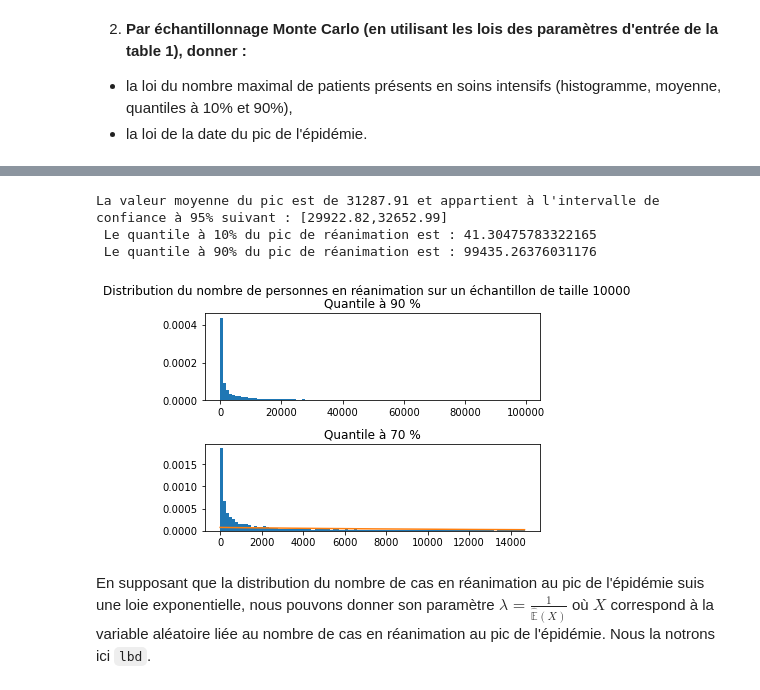
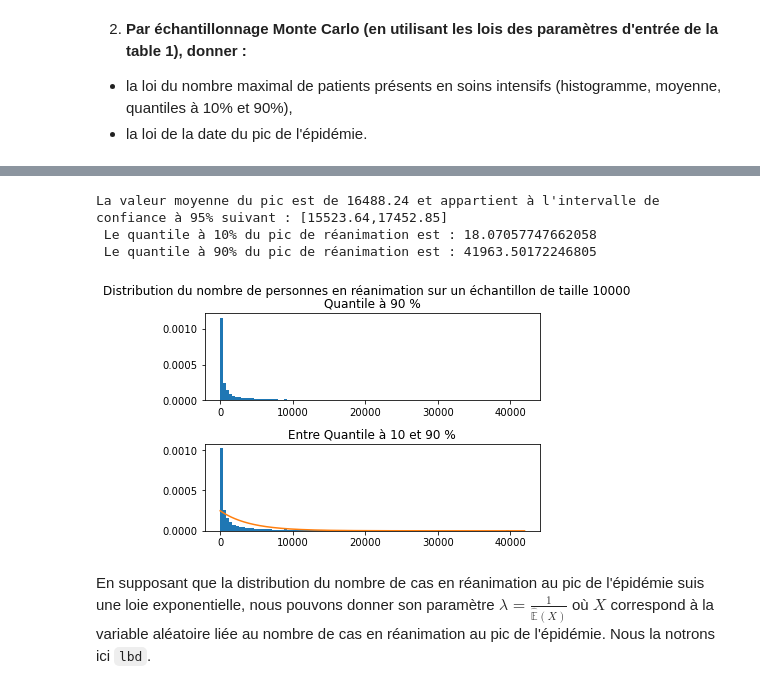
Before and after one commit to SwannChelly/MAP568, a Jupyter notebook: src/Project.ipynb, the cells around one changed output, grey strips where cells are left out. Cells and saved outputs as stored; diff of their text form; code cells hidden in the pictures.

```diff
--- a/src/Project.ipynb
+++ b/src/Project.ipynb
@@ -39,19 +39,11 @@ def equa_diff(syst,temps,variables, constants):
     Ensemble des paramètres du système différentiel.
 
     """
-    #temps = round(temps,1)
-    #if temps == 50:
-    #    temps = 50.1
-    #elif temps > 100.:
-    #    temps = 100.
-    #i = time.index(temps)
 
     if type(variables)!= dict:
         variables = dict(zip(variables_keys,variables))
         constants = dict(zip(constants_keys, constants))
-    else :
-        variables = variables
-        constants = constants
+
 
 
     tau = constants['tau_0']*np.exp(-variables['mu']*max(temps-variables['N'],0))
@@ -168,8 +154,10 @@ def Monte_Carlo(M, methode):
     print(f"Echantillonnage de Monte Carlo sur {M} simulations")
     peak_value,peak_day, pos = [],[], []
     pbar = ProgressBar()
+    global_constants['deltaT'] = 1
     for i in pbar(range(M)):
         if methode == 'odeint':
+
             variables = init_variables(deltaT=global_constants['deltaT'],global_constants = global_constants)
             constants = compute_constants(variables)
             syst_CI=array([global_constants['S_0'],variables['I_moins_0'],0,0,0,0,0,0,0,0])
@@ -190,5 +178,5 @@ def Monte_Carlo(M, methode):
 
     return (peak_value,peak_day,pos)
 
-peak_value,peak_day,pos = Monte_Carlo(M, methode = 'odeint')
+peak_value,peak_day,pos = Monte_Carlo(M, methode = 'euler')
 # %% [output]
@@ -201,32 +186,32 @@ Echantillonnage de Monte Carlo sur 10000 simulations
 # %%
 mean_value = np.mean(peak_value)
 var_value  = np.var(peak_value)
 q_10 = np.quantile(peak_value, 0.1, axis = None)
 q_70 = np.quantile(peak_value, 0.7, axis = None)
 q_90 = np.quantile(peak_value, 0.9, axis = None)
 print(f"La valeur moyenne du pic est de {round(mean_value,2)} et appartient à l'intervalle de confiance à 95% suivant : [{max(0,round(mean_value-1.96*np.sqrt(var_value/M),2))},{round(mean_value+1.96*np.sqrt(var_value/M),2)}] ")
 print(f" Le quantile à 10% du pic de réanimation est : {q_10}")
 print(f" Le quantile à 90% du pic de réanimation est : {q_90}")
 
 # Compte tenu de la valeur du quantile à 90% nous tronquons donc la liste par soucis de visibilité.
 
 
 fig, axs = plt.subplots(2)
 fig.suptitle(f"Distribution du nombre de personnes en réanimation sur un échantillon de taille {M}")
 axs[0].hist([value for value in peak_value if value < q_90], bins = 100, density = 1)
 axs[0].set_title('Quantile à 90 %')
-axs[1].hist([value for value in peak_value if value < q_70], bins = 100, density = True)
-axs[1].set_title('Quantile à 70 %')
-x=np.arange(0,max([value for value in peak_value if (value < q_70)]), 0.01)
-Moy = np.mean([value for value in peak_value if ( value > q_10 and value < q_90)])
-Median = np.median([value for value in peak_value if (value < q_70)])
+axs[1].hist([value for value in peak_value if (value > q_10 and value < q_90)], bins = 100, density = True)
+axs[1].set_title('Entre Quantile à 10 et 90 %')
+x=np.arange(0,max([value for value in peak_value if (value > q_10 and value < q_90)]), 0.01)
+Moy = np.mean([value for value in peak_value if (value > q_10 and value < q_90)])
+Median = np.median([value for value in peak_value if (value > q_10 and value < q_90)])
 axs[1].plot(x,stats.expon.pdf(x, scale=Moy), label="densité")
 plt.subplots_adjust(hspace=0.5)
 # %% [output]
-La valeur moyenne du pic est de 31287.91 et appartient à l'intervalle de confiance à 95% suivant : [29922.82,32652.99]
- Le quantile à 10% du pic de réanimation est : 41.30475783322165
- Le quantile à 90% du pic de réanimation est : 99435.26376031176
+La valeur moyenne du pic est de 16488.24 et appartient à l'intervalle de confiance à 95% suivant : [15523.64,17452.85]
+ Le quantile à 10% du pic de réanimation est : 18.07057747662058
+ Le quantile à 90% du pic de réanimation est : 41963.50172246805
-[figure, old version]
+[figure, new version]
 # %% [markdown]
 En supposant que la distribution du nombre de cas en réanimation au pic de l'épidémie suis une loie exponentielle, nous pouvons donner son paramètre $\lambda = \frac{1}{\mathbb{\hat{E}}(X)}$ où $X$ correspond à la variable aléatoire liée au nombre de cas en réanimation au pic de l'épidémie. Nous la notrons ici `lbd`.
 # %%
```
Also changed, not shown: parts of 23 cells of this notebook, 2 other files.
